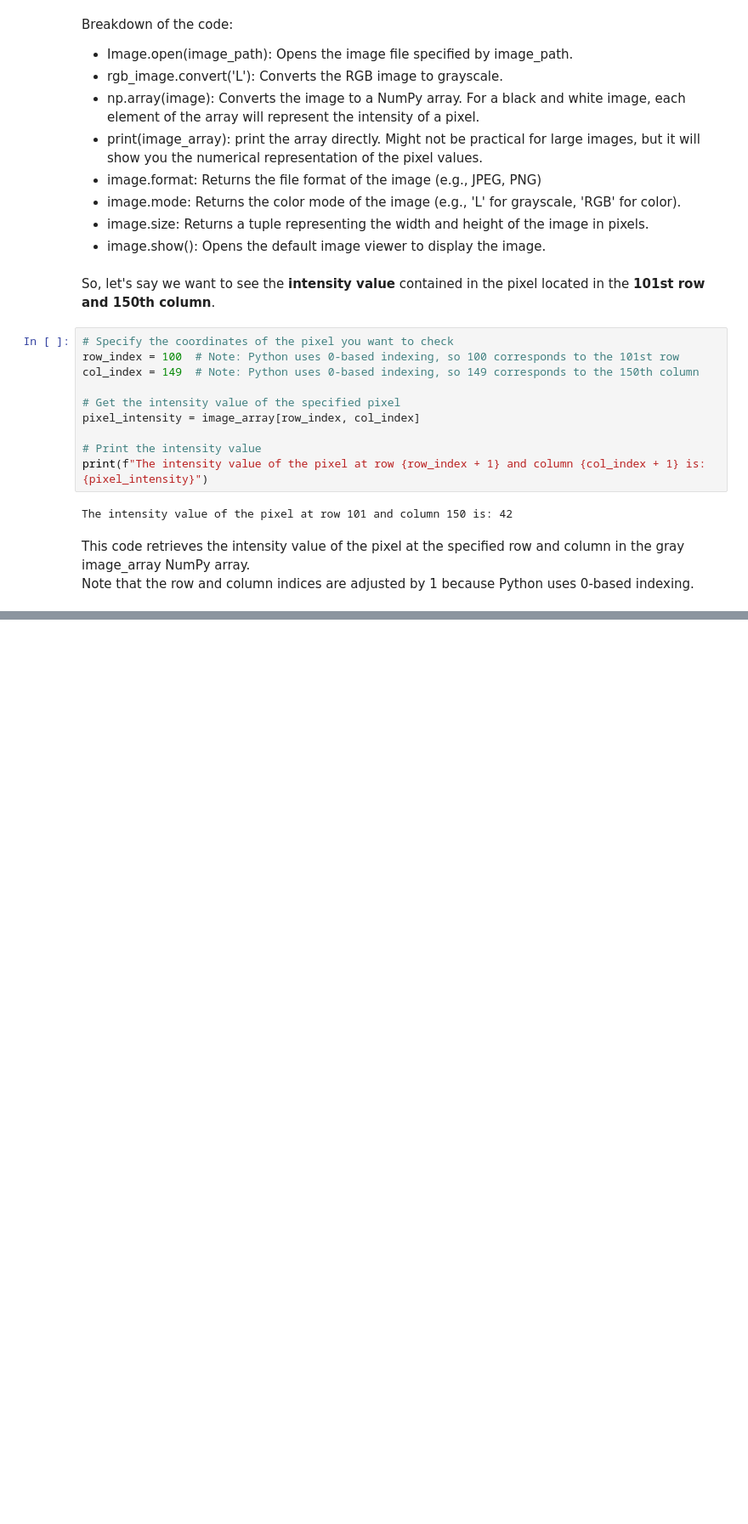
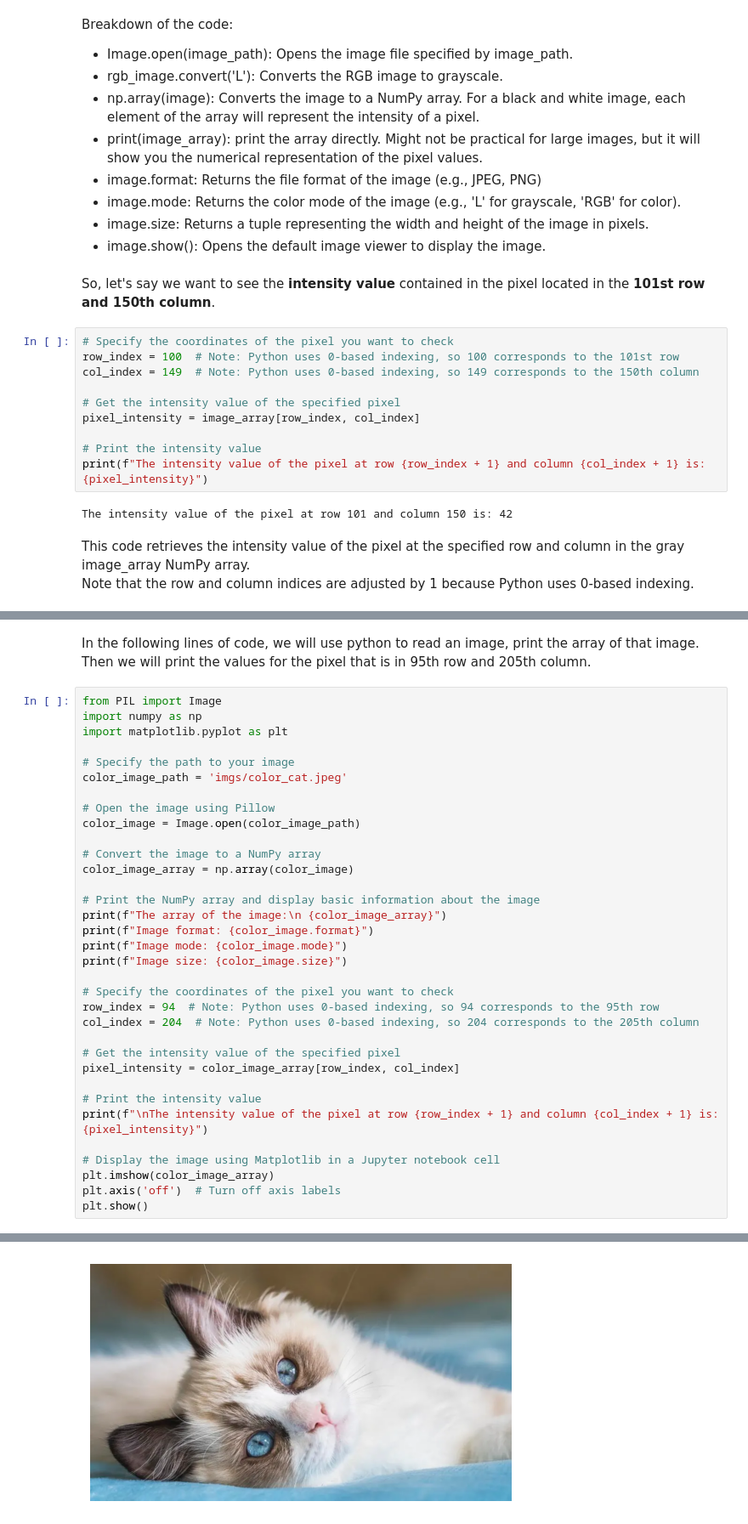
Before and after one commit to e-tsoni/gettingStartWithImage, a Jupyter notebook: getting_started_with_image.ipynb, the cells around one changed output, grey strips where cells are left out. Shown: that part at 85% size. Saved outputs shown, nothing was run; the diff lists cells and outputs as text; blank space fills up the shorter version.

```diff
--- a/getting_started_with_image.ipynb
+++ b/getting_started_with_image.ipynb
@@ -72,0 +82,37 @@ This code retrieves the intensity value of the pixel at the specified row and co
+# %% [markdown]
+In the following lines of code, we will use python to read an image, print the array of that image. Then we will print the values for the pixel that is in 95th row and 205th column.
+# %%
+from PIL import Image
+import numpy as np
+import matplotlib.pyplot as plt
+
+# Specify the path to your image
+color_image_path = 'imgs/color_cat.jpeg'
+
+# Open the image using Pillow
+color_image = Image.open(color_image_path)
+
+# Convert the image to a NumPy array
+color_image_array = np.array(color_image)
+
+# Print the NumPy array and display basic information about the image
+print(f"The array of the image:\n {color_image_array}")
+print(f"Image format: {color_image.format}")
+print(f"Image mode: {color_image.mode}")
+print(f"Image size: {color_image.size}")
+
+# Specify the coordinates of the pixel you want to check
+row_index = 94  # Note: Python uses 0-based indexing, so 94 corresponds to the 95th row
+col_index = 204  # Note: Python uses 0-based indexing, so 204 corresponds to the 205th column
+
+# Get the intensity value of the specified pixel
+pixel_intensity = color_image_array[row_index, col_index]
+
+# Print the intensity value
+print(f"\nThe intensity value of the pixel at row {row_index + 1} and column {col_index + 1} is: {pixel_intensity}")
+
+# Display the image using Matplotlib in a Jupyter notebook cell
+plt.imshow(color_image_array)
+plt.axis('off')  # Turn off axis labels
+plt.show()
+# %% [output]
@@ -72,0 +136 @@ This code retrieves the intensity value of the pixel at the specified row and co
+[figure, added]
```
Also changed, not shown: parts of 5 cells of this notebook, 3 other files.
